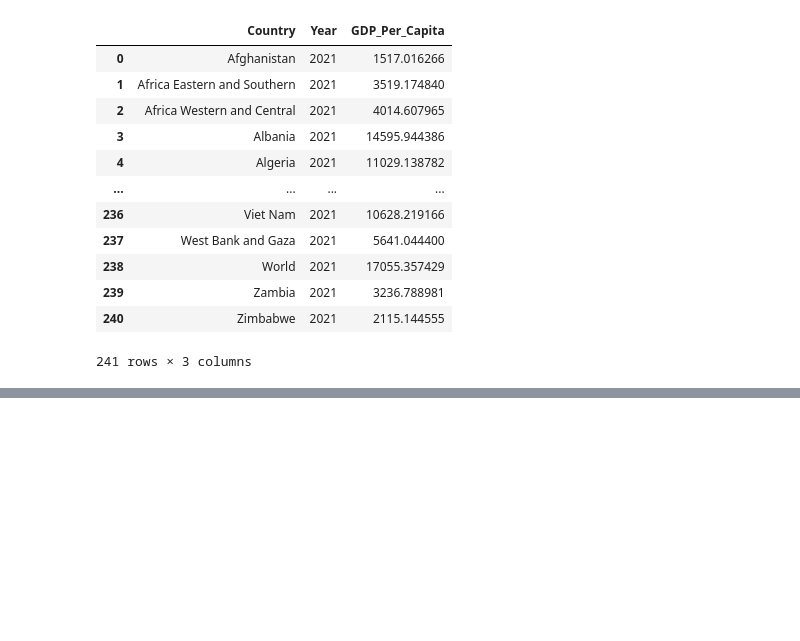
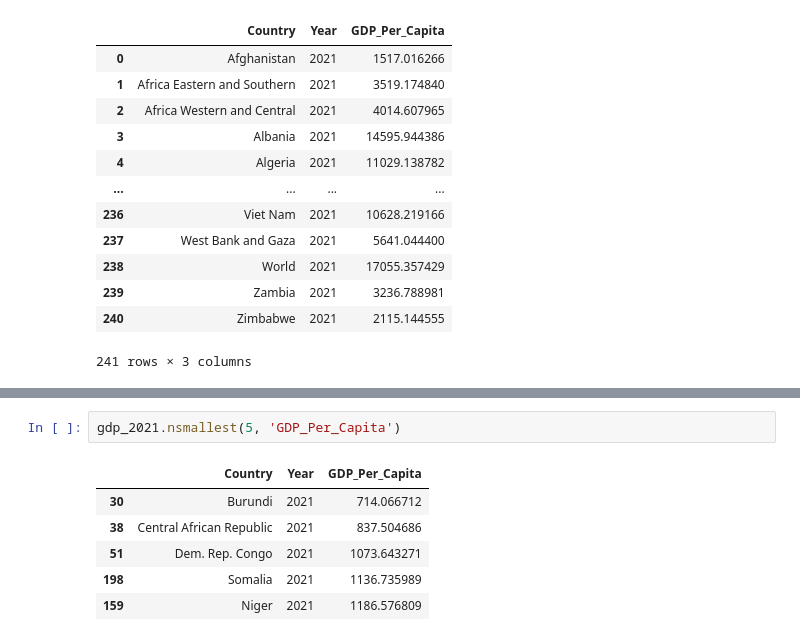
Before and after one commit to nss-data-science-cohort-8/un-exploration-graciepiantek, a Jupyter notebook: notebooks/UN_Data_Exploration.ipynb, the cells around one changed output, grey strips where cells are left out. Cells and saved outputs as stored; diff of their text form; blank space fills up the shorter version.

```diff
--- a/notebooks/UN_Data_Exploration.ipynb
+++ b/notebooks/UN_Data_Exploration.ipynb
@@ -137,0 +160,9 @@ plt.title('');
+# %%
+gdp_2021.nsmallest(5, 'GDP_Per_Capita')
+# %% [output]
+|  | Country | Year | GDP_Per_Capita |
+| 30 | Burundi | 2021 | 714.066712 |
+| 38 | Central African Republic | 2021 | 837.504686 |
+| 51 | Dem. Rep. Congo | 2021 | 1073.643271 |
+| 198 | Somalia | 2021 | 1136.735989 |
+| 159 | Niger | 2021 | 1186.576809 |
```
Also changed, not shown: parts of 11 cells of this notebook.
